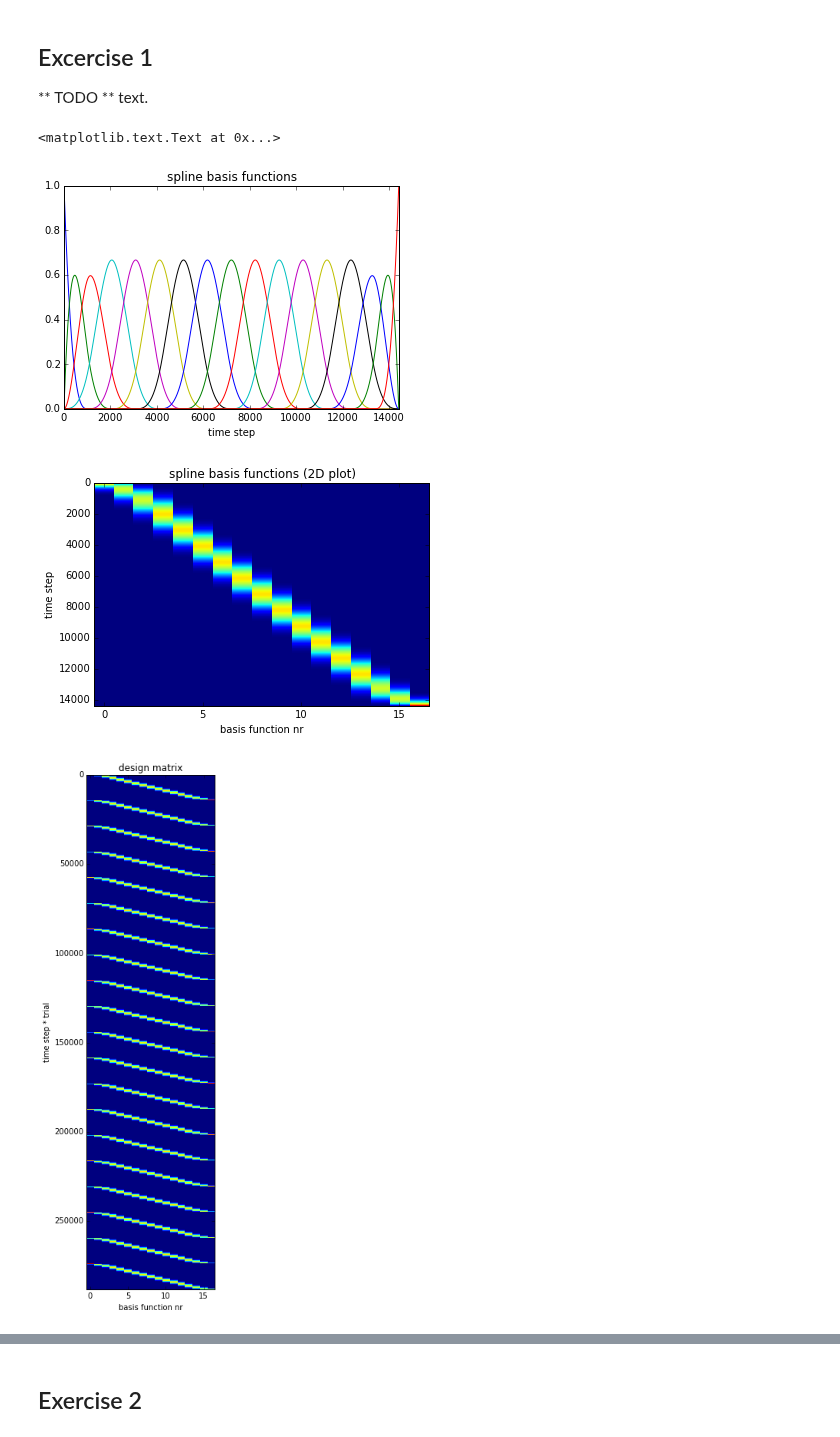
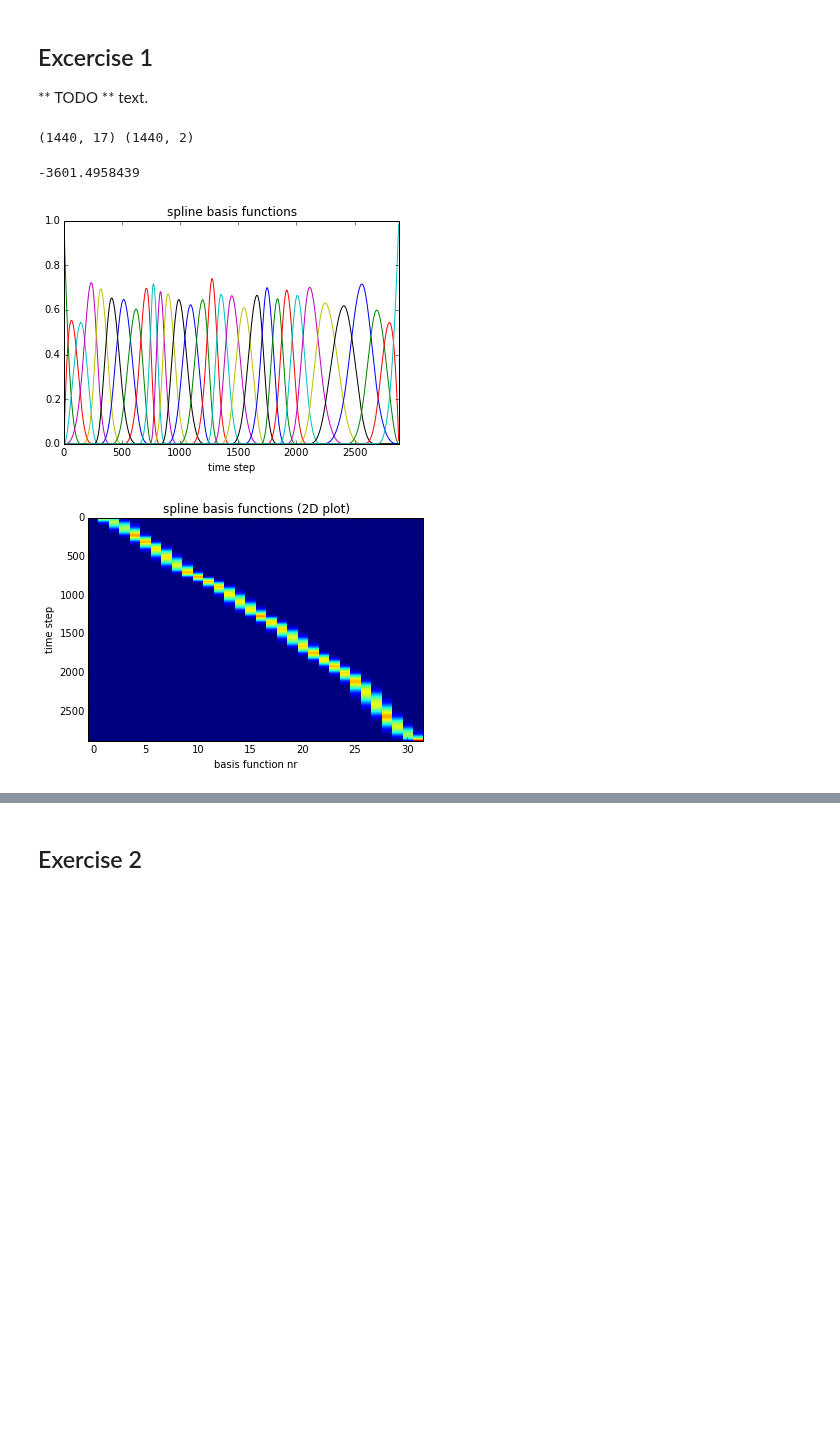
Before and after one commit to cknd/decoding, a Jupyter notebook: 02 [Solution] Part 2 - GLM.ipynb, the cells around one changed output, grey strips where cells are left out. Drawn from its saved outputs; the diff is of its cells as text; code cells hidden in the pictures; blank space fills up the shorter version.

```diff
--- a/02 [Solution] Part 2 - GLM.ipynb
+++ b/02 [Solution] Part 2 - GLM.ipynb
@@ -31,8 +31,8 @@ def reduce_resolution(array,factor,sum_spikes=False):
     spikes_reduced = np.zeros(reduced_shape) # create a shorter result array
     for idx in np.ndindex(array.shape[0:3]): # for all indices along the first 3 dimensions
         spiketimes = (spikes[idx].nonzero()[0] / factor).astype(int) # get spiketimes, divide by factor
-        spikes_reduced[idx[0],idx[1],idx[2],spiketimes] += 1 # increment result array by 1 at the divided spiketimes
-
+        for spiketime in spiketimes:
+            spikes_reduced[idx[0],idx[1],idx[2],spiketime] += 1 # increment result array by 1 at the divided spiketimes
     if not sum_spikes:
         spikes_reduced  = spikes_reduced >= 1
 
@@ -40,3 +40,15 @@ def reduce_resolution(array,factor,sum_spikes=False):
     if spikecount_difference > 0:
         print "Lost "+str(spikecount_difference)+" spikes through resolution reduction."
     return spikes_reduced
+# %%
+from scipy.ndimage.filters import gaussian_filter1d
+
+sigma = 10#ms
+
+x = np.arange(-50,51)
+y = np.zeros(101)
+y[50] = 1
+
+plot(x,gaussian_filter1d(y, sigma=sigma, order=0), "-")
+plot(x,gaussian_filter1d(y, sigma=sigma, order=1), "--")
+ylim([-0.01,0.05])
@@ -76,6 +137,10 @@ xlabel('time step')
 ## Excercise 1
 
 ** TODO ** text.
+# %%
+print spline_bases.shape, spikes_nospikes.shape
+# %% [output]
+(1440, 17) (1440, 2)
 # %%
 import statsmodels.api as sm
 import splines
@@ -84,43 +149,42 @@ import splines
 # spline_order = ...
 # knots = ...
 # spline_bases = ...
 # dm = ...
 
 # model = sm.GLM(...)
 # fitted_model = model.fit()
 # prediction = fitted_model.predict(...)
 
+spikes_across_trials = all_spiketrains.sum(axis=0, keepdims=True).T
+
+spikes_nospikes = np.hstack([spikes_across_trials, N*max_spikes_per_bin-spikes_across_trials])
+
 spline_order = 3                                                      # solution
-knots = splines.augknt(np.linspace(0,T,15),spline_order)              # solution
+knots = splines.augknt(knots, spline_order)
+#knots        = splines.augknt(np.linspace(0,T,30),spline_order)       # solution
 spline_bases = np.array(splines.spcol(range(T),knots,spline_order))   # solution
-dm = np.tile(spline_bases,(N,1))                                      # solution
 
-model = sm.GLM(all_spiketrains,dm,family=sm.families.Binomial())      # solution
+model = sm.GLM(spikes_nospikes,spline_bases,family=sm.families.Binomial())      # solution
 fitted_model = model.fit()                                            # solution
 prediction = fitted_model.predict(spline_bases)                       # solution
 
 
 
 figure()
 plot(spline_bases)
 xlim([0,T])
 title('spline basis functions')
 xlabel('time step')
 
 figure()
 imshow(spline_bases,aspect='auto',interpolation='nearest')
 title('spline basis functions (2D plot)')
 ylabel('time step')
 xlabel('basis function nr')
 
-figure(figsize=(3,12))
-imshow(dm,aspect='auto',interpolation='nearest')
-title('design matrix')
-ylabel('time step * trial')
-xlabel('basis function nr')
+print fitted_model.llf
 # %% [output]
-<matplotlib.text.Text at 0x...>
+-3601.4958439
-[figure, old version]
+[figure, new version]
-[figure, old version]
+[figure, new version]
-[figure, removed]
 # %%
```
Also changed, not shown: parts of 5 cells of this notebook.
